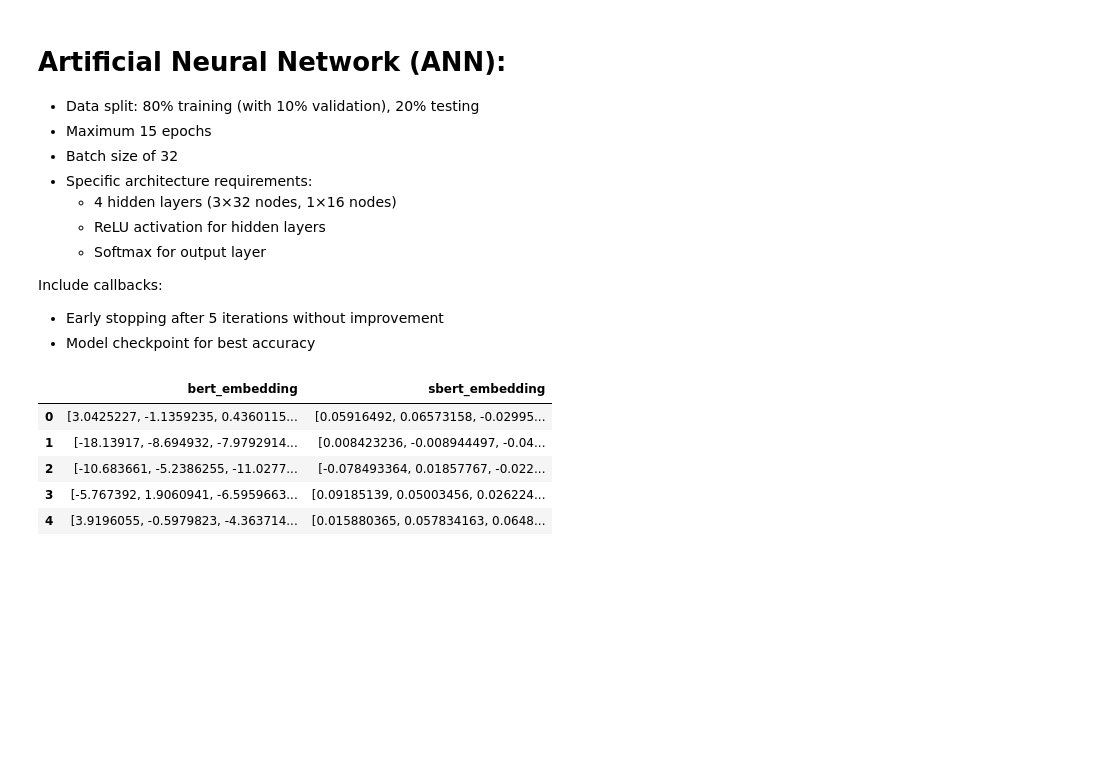
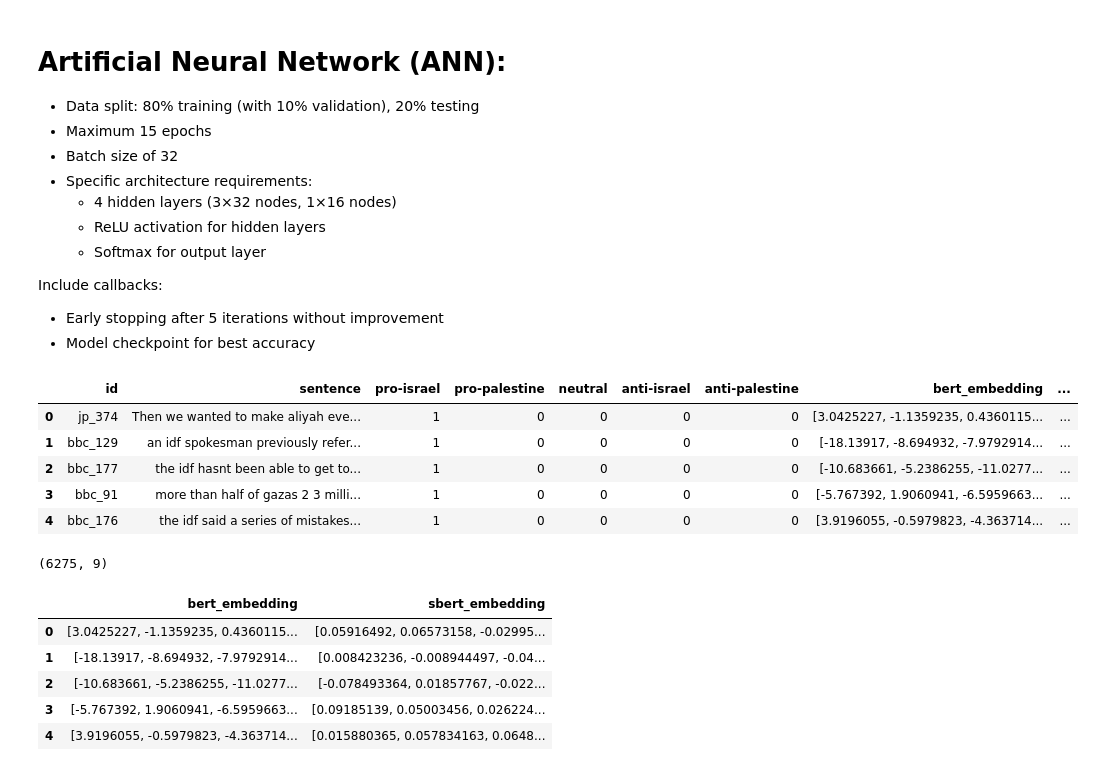
Before and after one commit to dattali18/IR_Assignments, a Jupyter notebook: Assignment.05/IR_05_B.ipynb, the cells around one changed output. Drawn from its saved outputs; the diff is of its cells as text; code cells hidden in the pictures; blank space fills up the shorter version.

```diff
--- a/Assignment.05/IR_05_B.ipynb
+++ b/Assignment.05/IR_05_B.ipynb
@@ -52,3 +43,18 @@ df_neutral = pd.read_csv(neutral_url)
 df_anti_israel = pd.read_csv(anti_israel_url)
 # %%
 df_anti_palestine = pd.read_csv(anti_palestine_url)
+# %%
+df_data = pd.concat([df_pro_israel, df_pro_palestine, df_neutral, df_anti_palestine, df_anti_israel])
+# %%
+df_data.head()
+# %% [output]
+|  | id | sentence | pro-israel | pro-palestine | neutral | anti-israel | anti-palestine | bert_embedding | ... |
+| 0 | jp_374 | Then we wanted to make aliyah eve... | 1 | 0 | 0 | 0 | 0 | [3.0425227, -1.1359235, 0.4360115... | ... |
+| 1 | bbc_129 | an idf spokesman previously refer... | 1 | 0 | 0 | 0 | 0 | [-18.13917, -8.694932, -7.9792914... | ... |
+| 2 | bbc_177 | the idf hasnt been able to get to... | 1 | 0 | 0 | 0 | 0 | [-10.683661, -5.2386255, -11.0277... | ... |
+| 3 | bbc_91 | more than half of gazas 2 3 milli... | 1 | 0 | 0 | 0 | 0 | [-5.767392, 1.9060941, -6.5959663... | ... |
+| 4 | bbc_176 | the idf said a series of mistakes... | 1 | 0 | 0 | 0 | 0 | [3.9196055, -0.5979823, -4.363714... | ... |
+# %%
+df_data.shape
+# %% [output]
+(6275, 9)
```
Also changed, not shown: parts of 24 cells of this notebook.
